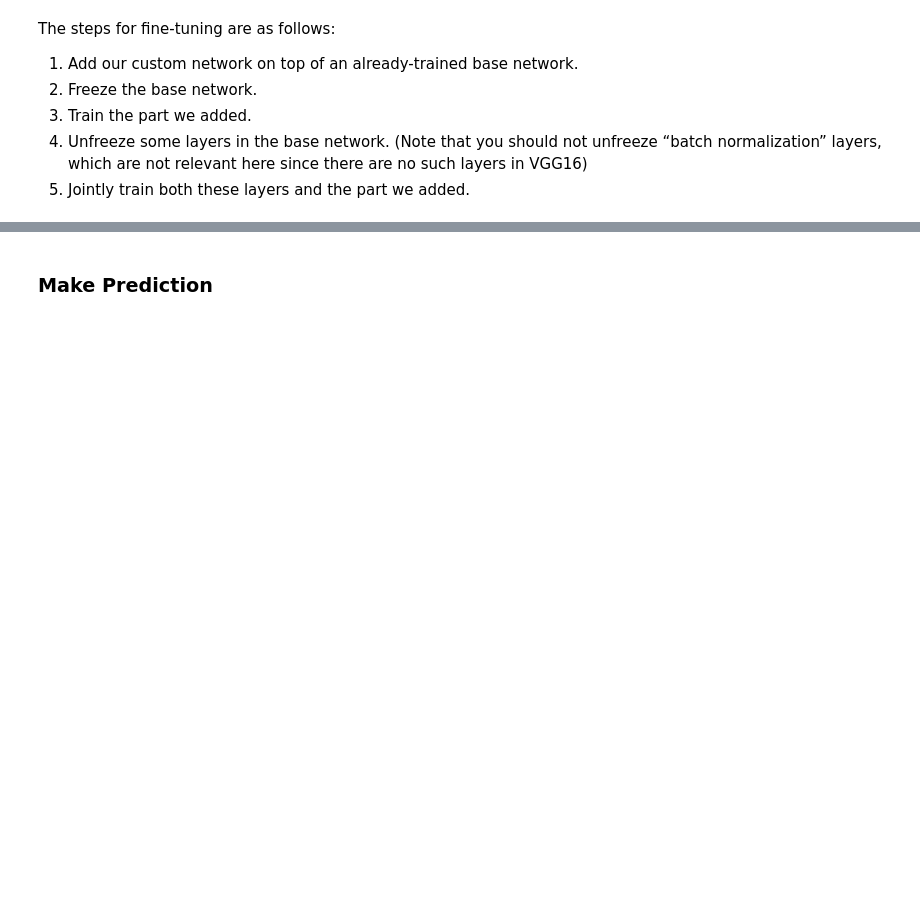
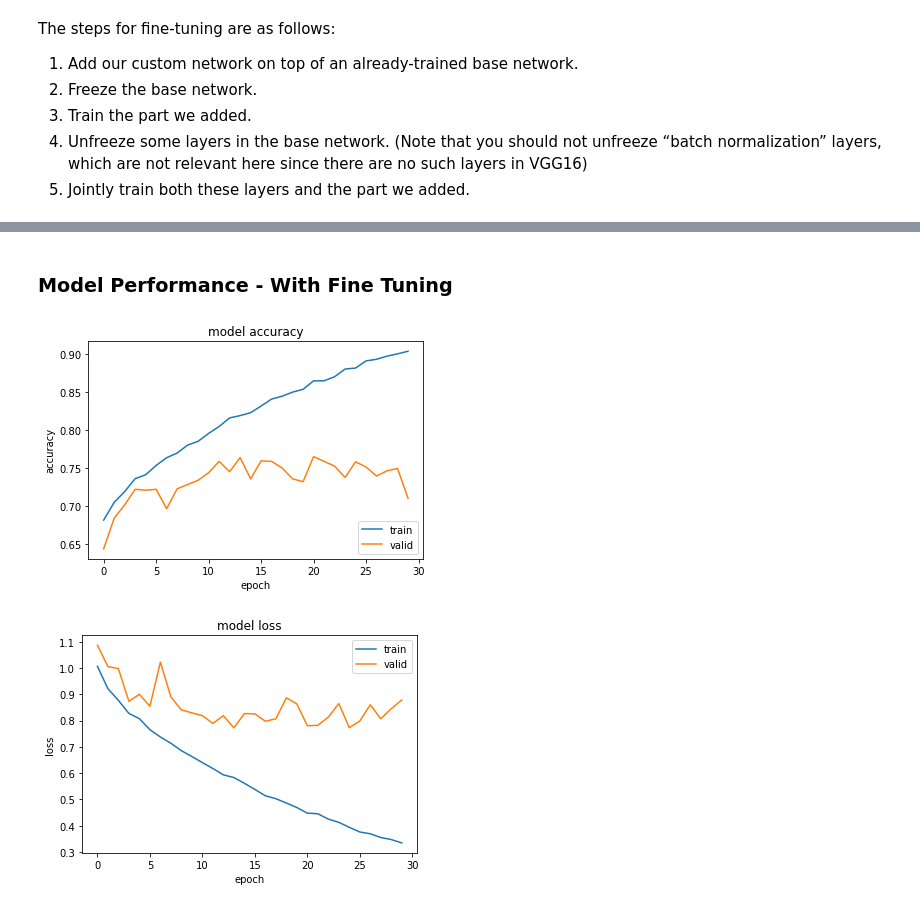
Before and after one commit to regiiis/dlv_group_project, a Jupyter notebook: dlv_1.ipynb, the cells around one changed output, grey strips where cells are left out. Drawn from its saved outputs; the diff is of its cells as text; code cells hidden in the pictures; blank space fills up the shorter version.

```diff
--- a/dlv_1.ipynb
+++ b/dlv_1.ipynb
@@ -341,6 +370,6 @@ for layer in pre_trained_model.layers[0:]:
 # %%
 model.compile(loss="categorical_crossentropy",
-    optimizer=keras.optimizers.RMSprop(learning_rate=1e-5),
+    optimizer=keras.optimizers.Adam(learning_rate=1e-5),
     metrics=["accuracy"])
 # %%
 model.summary()
@@ -383,2 +427,20 @@ InvalidArgumentError: ignored
-# %% [markdown]
-### Make Prediction
+# %% [markdown]
+### Model Performance - With Fine Tuning
+# %%
+plt.plot(history.history['accuracy'])
+plt.plot(history.history['val_accuracy'])
+plt.title('model accuracy')
+plt.ylabel('accuracy')
+plt.xlabel('epoch')
+plt.legend(['train', 'valid'], loc='lower right')
+plt.show()
+plt.plot(history.history['loss'])
+plt.plot(history.history['val_loss'])
+plt.title('model loss')
+plt.ylabel('loss')
+plt.xlabel('epoch')
+plt.legend(['train', 'valid'], loc='upper right')
+plt.show()
+# %% [output]
+[figure, added]
+[figure, added]
```
Also changed, not shown: parts of 18 cells of this notebook.
